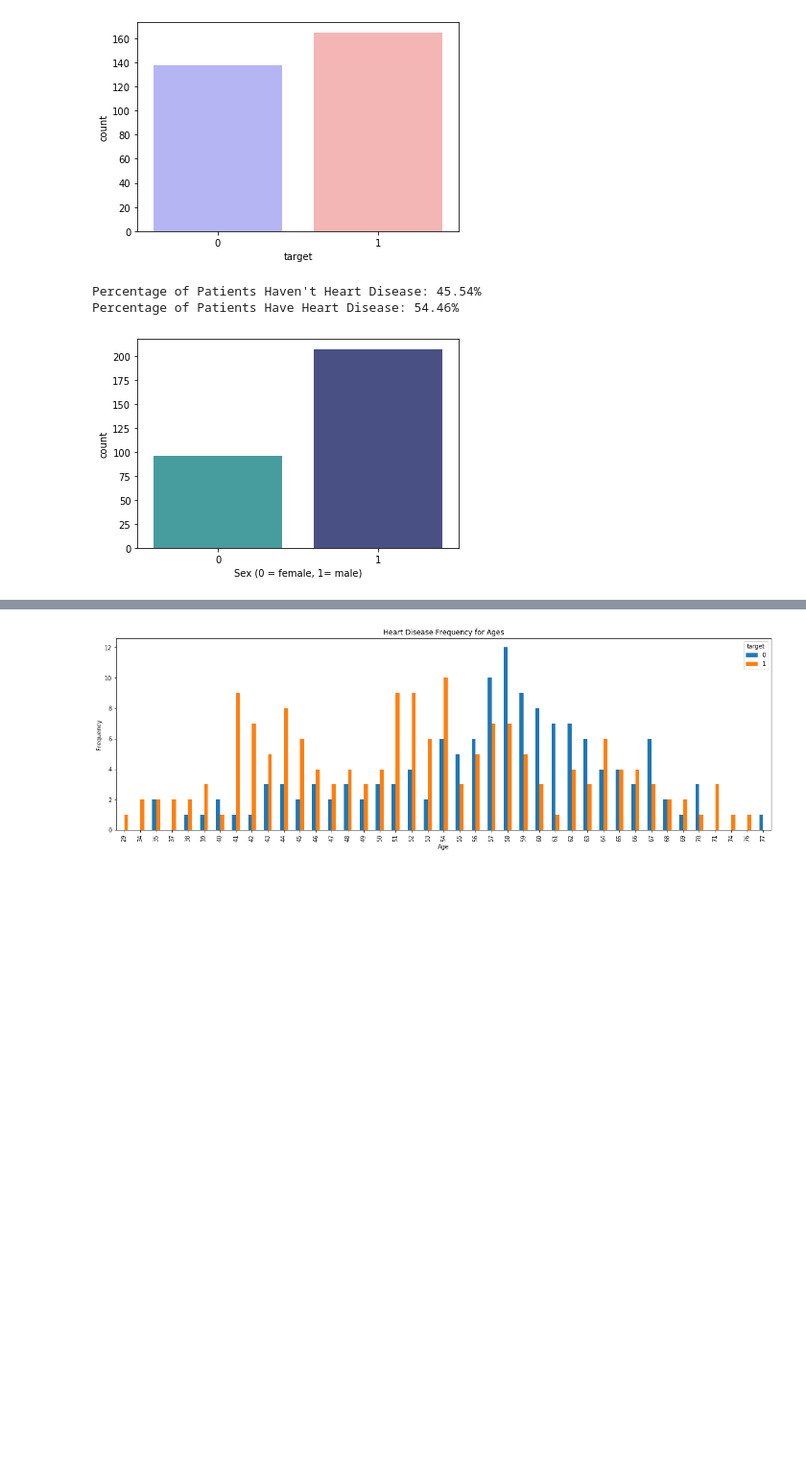
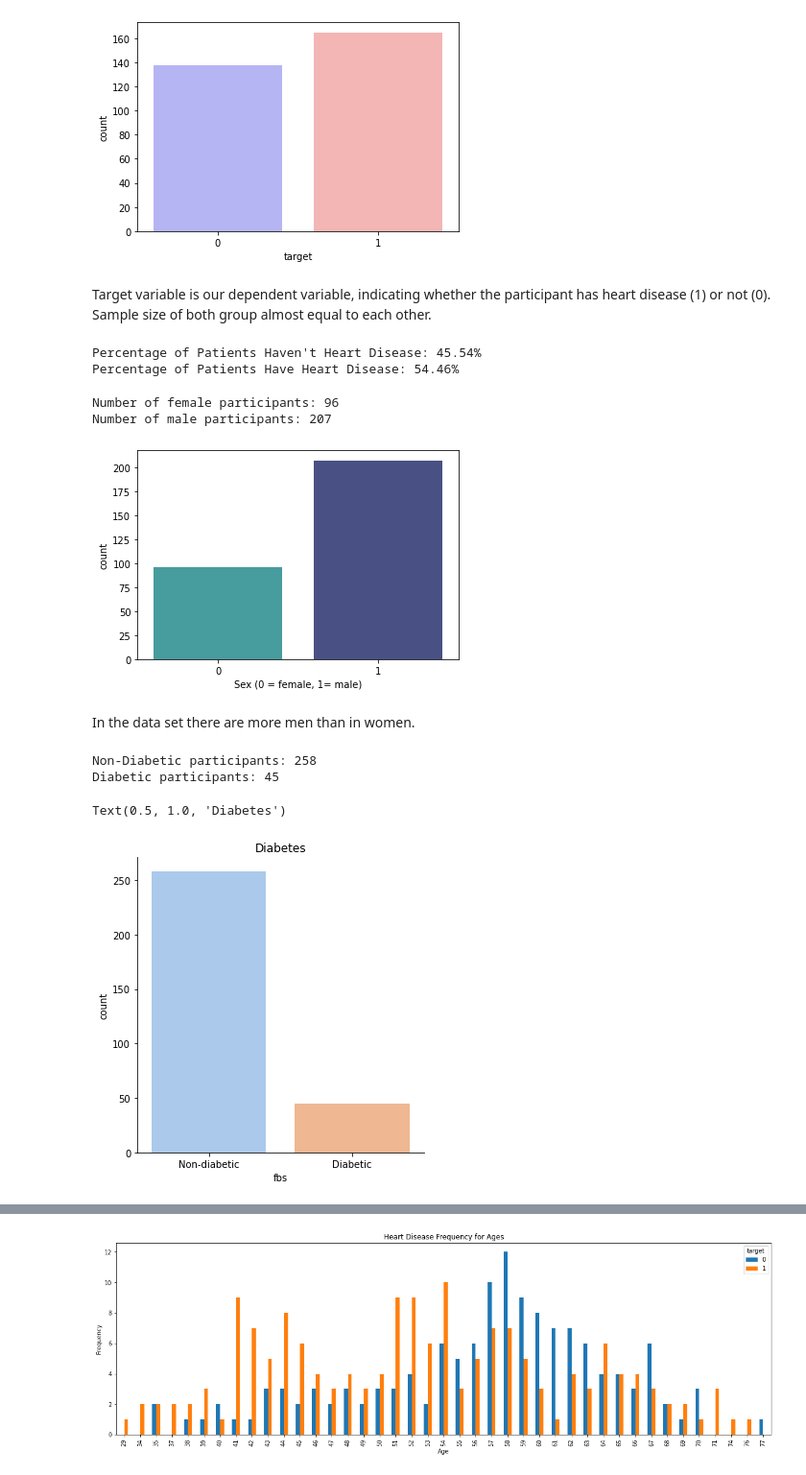
Before and after one commit to paragdudeja/Heart-Disease, a Jupyter notebook: heart.ipynb, the cells around one changed output, grey strips where cells are left out. Shown at 96% size. Cells and saved outputs as stored; diff of their text form; code cells hidden in the pictures; blank space fills up the shorter version.

```diff
--- a/heart.ipynb
+++ b/heart.ipynb
@@ -26,6 +41,8 @@ sns.countplot(x="target", data=df, palette="bwr")
 plt.show()
 # %% [output]
 [figure]
+# %% [markdown]
+Target variable is our dependent variable, indicating whether the participant has heart disease (1) or not (0). Sample size of both group almost equal to each other.
 # %%
 countNoDisease = len(df[df.target == 0])
 countHaveDisease = len(df[df.target == 1])
@@ -37,6 +54,23 @@ Percentage of Patients Have Heart Disease: 54.46%
 # %%
 sns.countplot(x='sex', data=df, palette="mako_r")
 plt.xlabel("Sex (0 = female, 1= male)")
+print("Number of female participants:" , df["sex"][df["sex"]==0].count())
+print("Number of male participants:" , df["sex"][df["sex"]==1].count())
 plt.show()
 # %% [output]
+Number of female participants: 96
+Number of male participants: 207
 [figure]
+# %% [markdown]
+In the data set there are more men than in women.
+# %%
+sns.catplot(x= "fbs", kind= "count", data=df, palette= "pastel").set_xticklabels(["Non-diabetic", "Diabetic"])
+
+print("Non-Diabetic participants:" , df["fbs"][df["fbs"]==0].count())
+print("Diabetic participants:" , df["fbs"][df["fbs"]==1].count())
+plt.title('Diabetes')
+# %% [output]
+Non-Diabetic participants: 258
+Diabetic participants: 45
+Text(0.5, 1.0, 'Diabetes')
+[figure, added]
```
Also changed, not shown: parts of 53 cells of this notebook.
